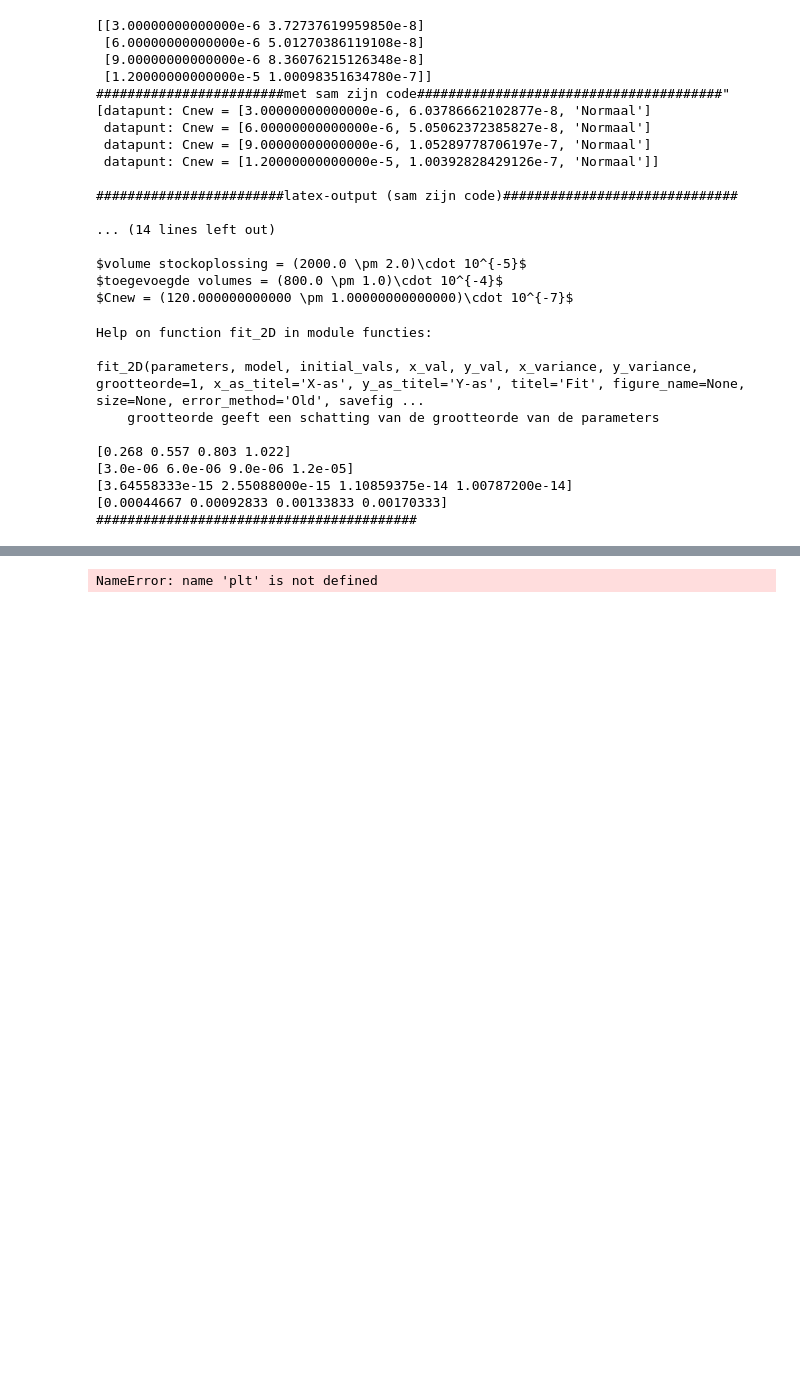
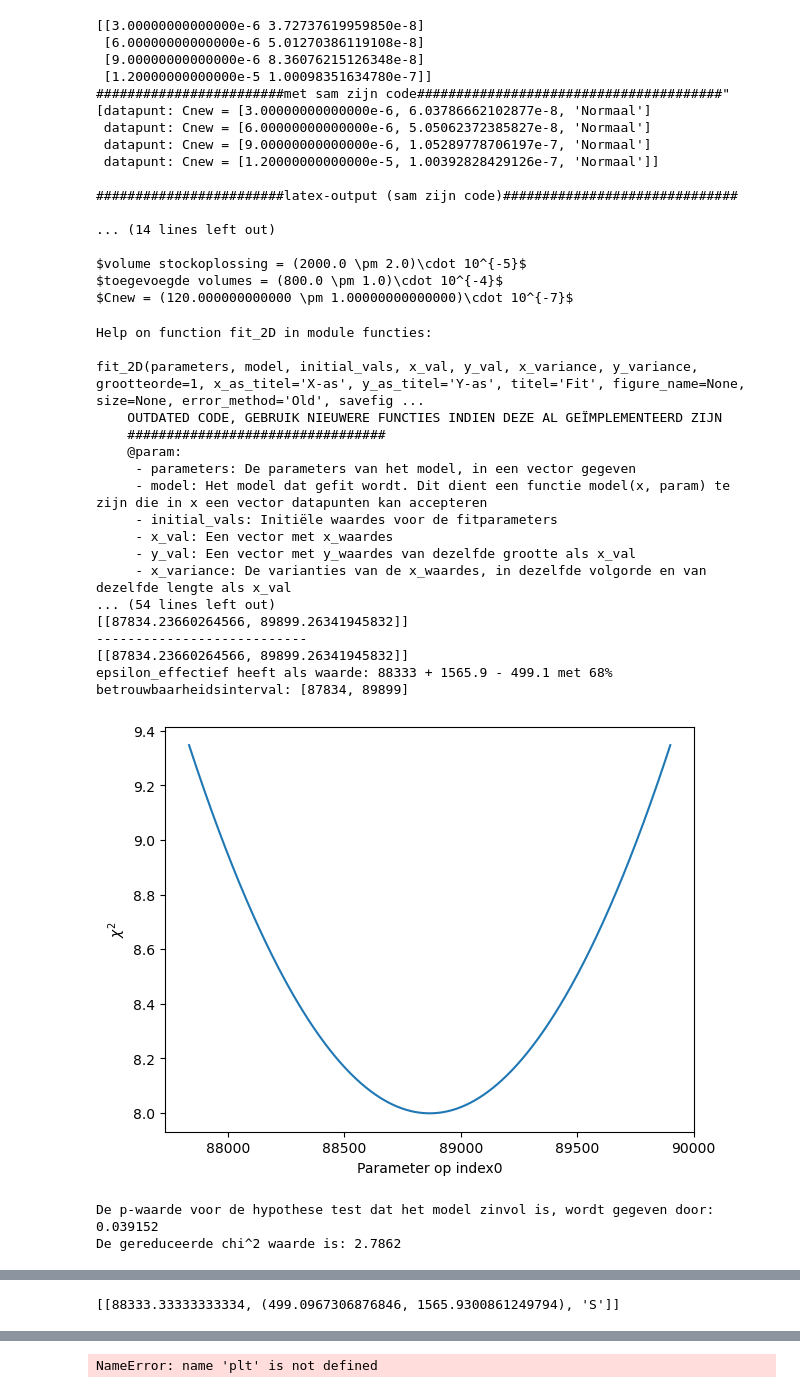
Before and after one commit to justlearning42/Experimentele_vscode, a Jupyter notebook: concentratie.ipynb, the cells around one changed output, grey strips where cells are left out. Cells and saved outputs as stored; diff of their text form; code cells hidden in the pictures; blank space fills up the shorter version.

Commit message:
Concentratie gefixt

```diff
--- a/concentratie.ipynb
+++ b/concentratie.ipynb
@@ -89,32 +89,43 @@ winsound.PlaySound("SystemExit", winsound.SND_ALIAS)
 # %%
 def lineair(c, param):
     epsiloneff = param[0]
     return epsiloneff*c
 def initial_vals(x,y):
     return [1.06e5/1.2]
 concentraties = np.array([cnew[i].get_val() for i in range(len(cnew))],dtype = float)
 x_variantie = np.array([cnew[i].get_variance() for i in range(len(cnew))],dtype = float)
 absorbanties = np.array([0.268, 0.557, 0.803, 1.022],dtype = float) #dimensieloos
 parameter = ['epsilon_effectief']
 y_fouten = 0.02*absorbanties
-y_variantie = y_fouten/12
+y_variantie = y_fouten**2
 
 help(functies.fit_2D)
 print(absorbanties)
 print(concentraties)
 print(x_variantie)
 print(y_variantie)
 print('#########################################')
-#outp = functies.fit_2D(parameter, lineair, initial_vals, concentraties, absorbanties, x_variance=x_variantie, y_variance = y_variantie, x_as_titel = 'concentraties [M]', y_as_titel = 'absorbanties',
-#                titel = 'Wet van Lambert-Beer voor erythrocine-B',savefig = True, detailed_logs=True)
+outp = functies.fit_2D(parameter, lineair, initial_vals, concentraties, absorbanties, x_variance=x_variantie, y_variance = y_variantie, x_as_titel = 'Concentratie c [M]', y_as_titel = 'Absorbantie A [Eenheidsloos]',
+                titel = 'Wet van Lambert-Beer voor erythrocine-B',savefig = True, detailed_logs= True)
+display(outp)
 # %% [output]
 Help on function fit_2D in module functies:
 
 fit_2D(parameters, model, initial_vals, x_val, y_val, x_variance, y_variance, grootteorde=1, x_as_titel='X-as', y_as_titel='Y-as', titel='Fit', figure_name=None, size=None, error_method='Old', savefig ...
-    grootteorde geeft een schatting van de grootteorde van de parameters
-
-[0.268 0.557 0.803 1.022]
-[3.0e-06 6.0e-06 9.0e-06 1.2e-05]
-[3.64558333e-15 2.55088000e-15 1.10859375e-14 1.00787200e-14]
-[0.00044667 0.00092833 0.00133833 0.00170333]
-#########################################
+    OUTDATED CODE, GEBRUIK NIEUWERE FUNCTIES INDIEN DEZE AL GEÏMPLEMENTEERD ZIJN
+    #################################
+    @param:
+     - parameters: De parameters van het model, in een vector gegeven
+     - model: Het model dat gefit wordt. Dit dient een functie model(x, param) te zijn die in x een vector datapunten kan accepteren
+     - initial_vals: Initiële waardes voor de fitparameters
+     - x_val: Een vector met x_waardes
+     - y_val: Een vector met y_waardes van dezelfde grootte als x_val
+     - x_variance: De varianties van de x_waardes, in dezelfde volgorde en van dezelfde lengte als x_val
+... (54 lines left out)
+[[87834.23660264566, 89899.26341945832]]
+---------------------------
+[[87834.23660264566, 89899.26341945832]]
+epsilon_effectief heeft als waarde: 88333 + 1565.9 - 499.1 met 68% betrouwbaarheidsinterval: [87834, 89899]
+[figure, added]
+De p-waarde voor de hypothese test dat het model zinvol is, wordt gegeven door: 0.039152
+De gereduceerde chi^2 waarde is: 2.7862
@@ -121,3 +133,4 @@ fit_2D(parameters, model, initial_vals, x_val, y_val, x_variance, y_variance, gr
+[[88333.33333333334, (499.0967306876846, 1565.9300861249794), 'S']]
 # %%
 #fit het boeltje
 parameter = ['epsilon_effectief']
```
Also changed, not shown: parts of 2 cells of this notebook, 1 other file.
